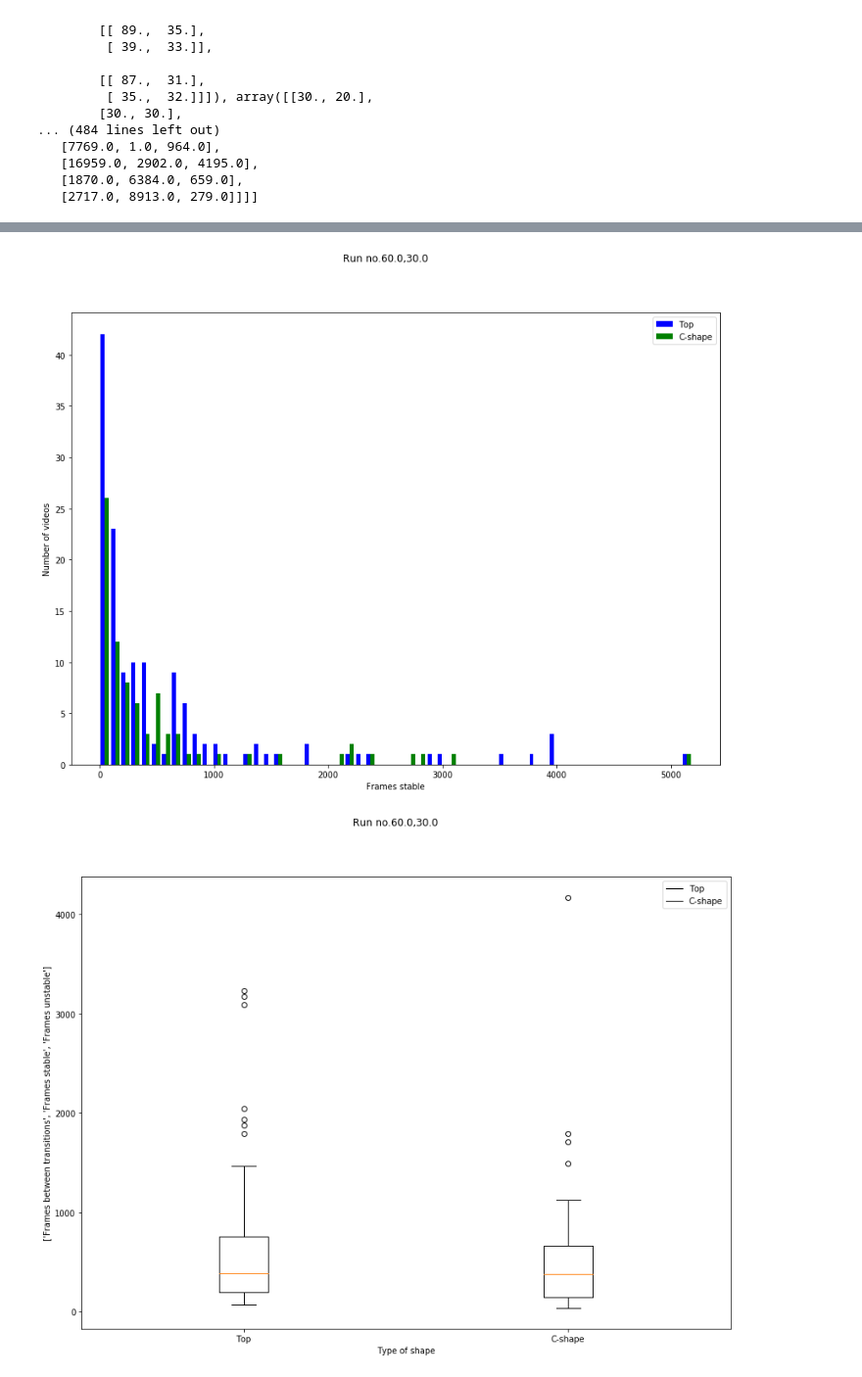
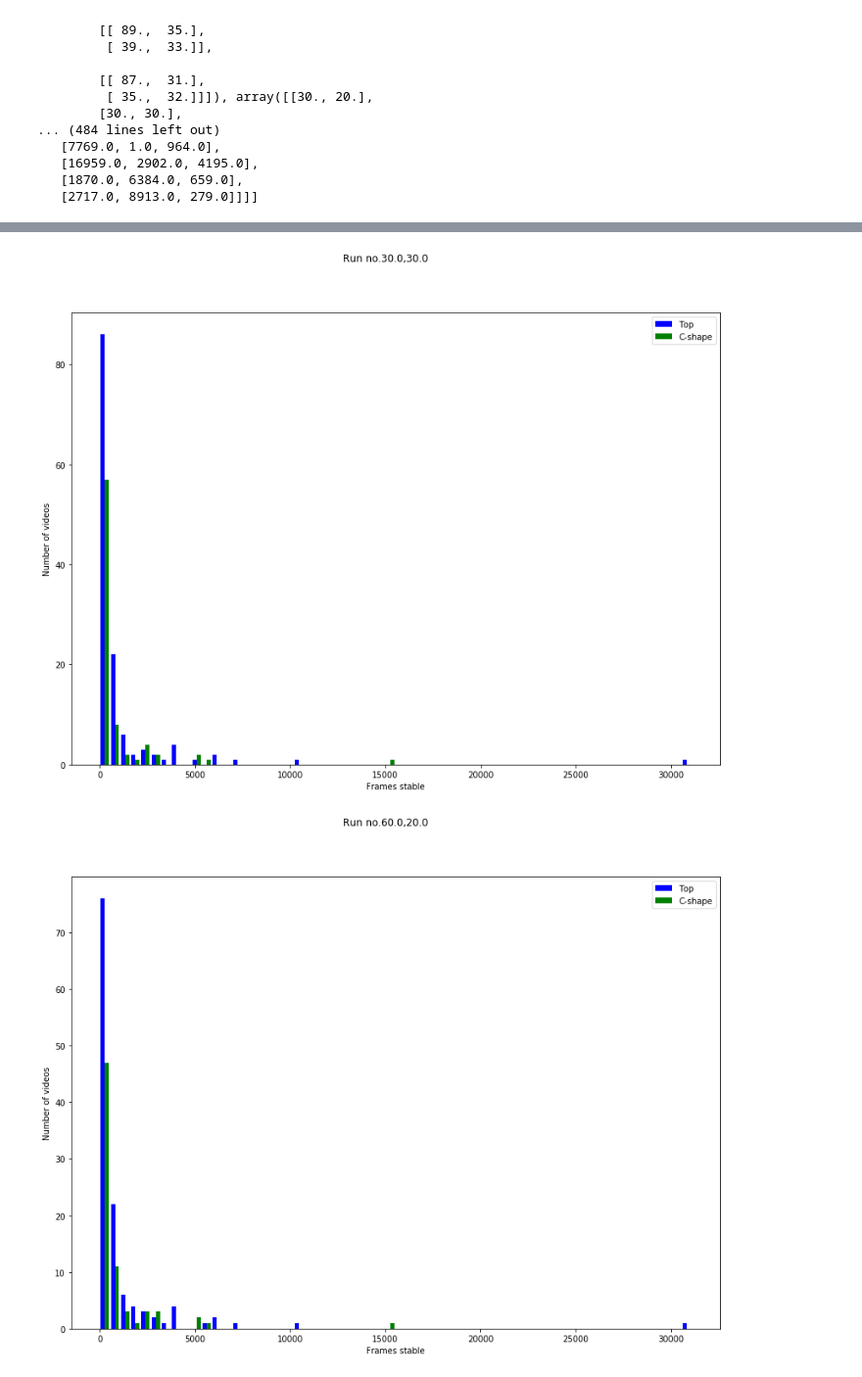
Before and after one commit to TchakamauRa/Soft-Matter, a Jupyter notebook: Matrix multiplication-density_ethylene.ipynb, the cells around one changed output, grey strips where cells are left out. Shown: that part at 98% size. Drawn from its saved outputs; the diff is of its cells as text; code cells hidden in the pictures.

```diff
--- a/Matrix multiplication-density_ethylene.ipynb
+++ b/Matrix multiplication-density_ethylene.ipynb
@@ -983,10 +982,11 @@ def binnerseq(seq, nbins, discardfrac):
     return np.array(bins)
 
 
-for i in index[0:1]:
+for i in index:
     total_time = (reduced_times[i])[0]
     stable_time= (reduced_times[i])[1]
     unstable_time= (reduced_times)[i][2]
+    trans_threshes = trans_runs[1][i]
     #print(stable_time.T)
     # for each time, separate the three axes
     times = [total_time, stable_time, unstable_time]
@@ -1009,7 +1009,7 @@ for i in index[0:1]:
     ax.set_ylabel("Number of videos")
     ax.legend(labels)
 
-    fig, ax = plt.subplots(figsize = (14, 10))
+    """ fig, ax = plt.subplots(figsize = (14, 10))
     fig.suptitle("Run no." + str(trans_threshes[0]) + "," + str(trans_threshes[1]))
     ax.set_prop_cycle(color=cols)
     ax.hist(time, bins=binnerseq(time,  60, 6))######
@@ -1024,7 +1024,7 @@ for i in index[0:1]:
     ax.boxplot(measure, labels = labels)####
     ax.set_ylabel(timenames)
     ax.set_xlabel("Type of shape")
-    ax.legend(labels)
+    ax.legend(labels)"""
 # %% [output]
 Times:
 means,  [1524.0, 1244.0]
@@ -1049,3 +1046,3 @@ BINS [0.0, 89.34482758620689, 178.68965517241378, 268.0344827586207, 357.3793103
 [figure]
-[figure, old version]
+[figure, new version]
-[figure, old version]
+[figure, new version]
```
Also changed, not shown: parts of 2 cells of this notebook, 2 other files.
